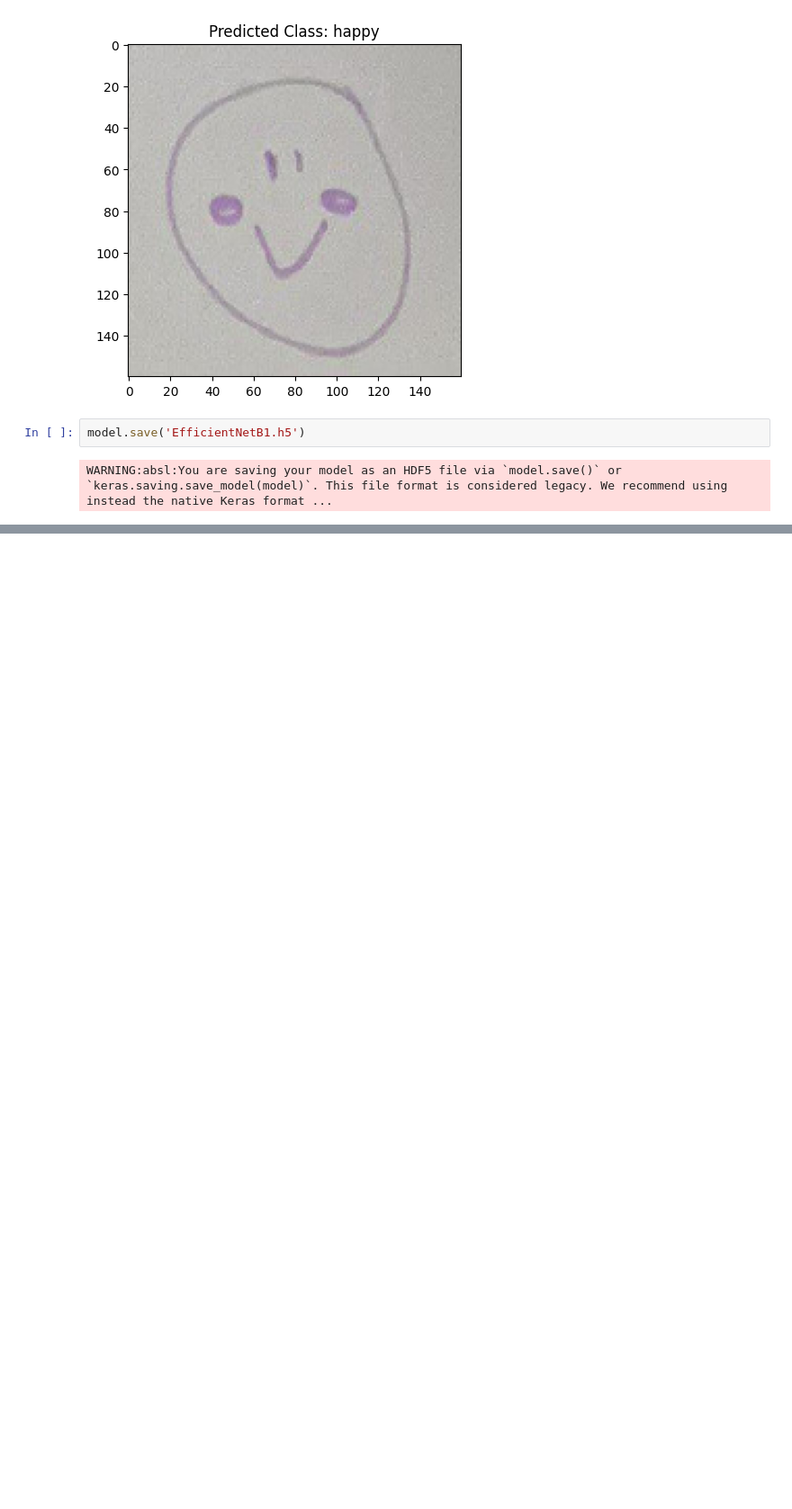
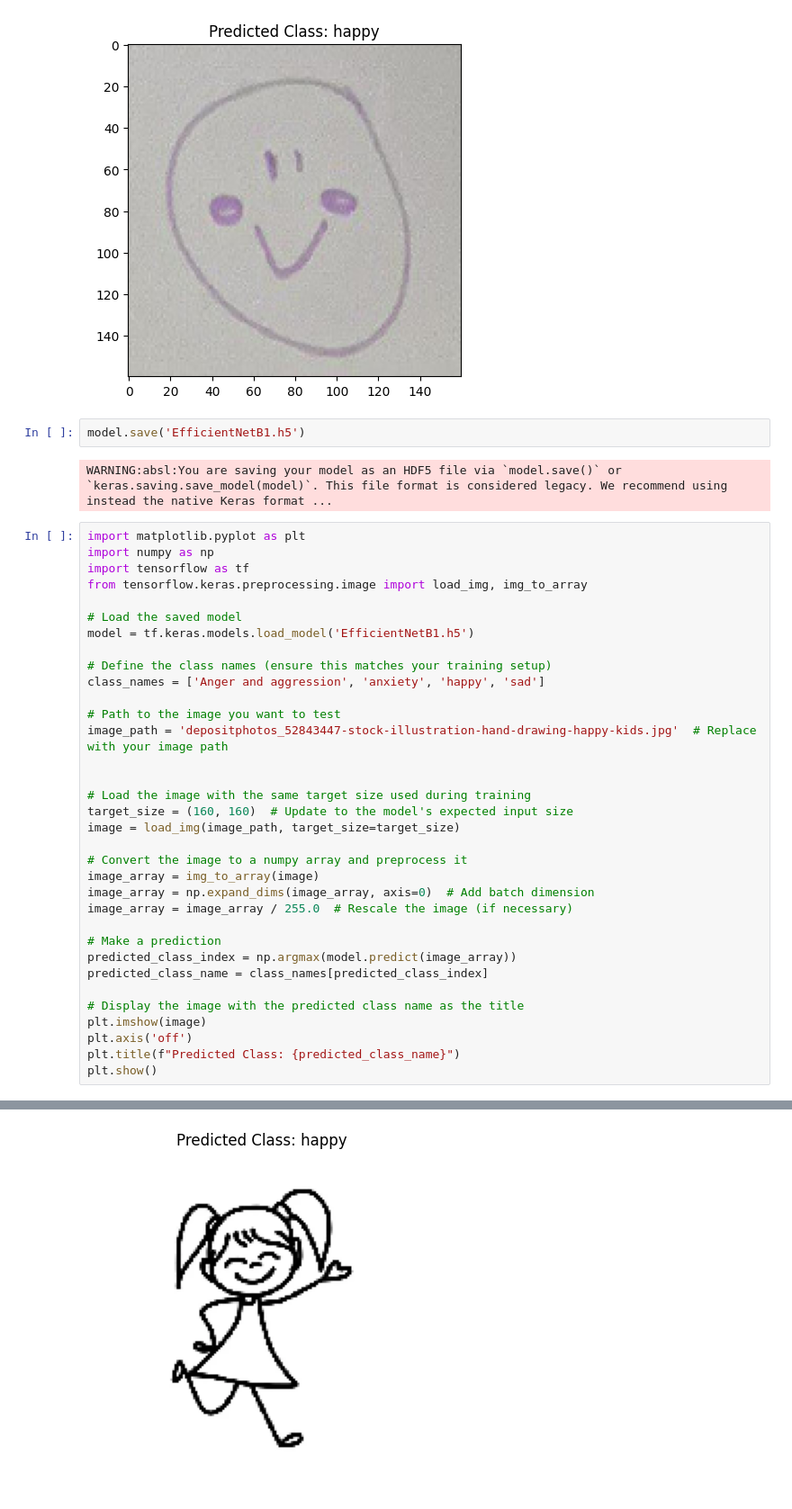
Before and after one commit to HebaHamdan2/Psychological-Classification-of-Children-Drawings, a Jupyter notebook: EfficientNetB1.ipynb, the cells around one changed output, grey strips where cells are left out. Shown at 90% size. Drawn from its saved outputs; the diff is of its cells as text; blank space fills up the shorter version.

```diff
--- a/EfficientNetB1.ipynb
+++ b/EfficientNetB1.ipynb
@@ -213,3 +213,38 @@ Found 50 images belonging to 4 classes.
 model.save('EfficientNetB1.h5')
 # %% [output]
 WARNING:absl:You are saving your model as an HDF5 file via `model.save()` or `keras.saving.save_model(model)`. This file format is considered legacy. We recommend using instead the native Keras format ...
+# %%
+import matplotlib.pyplot as plt
+import numpy as np
+import tensorflow as tf
+from tensorflow.keras.preprocessing.image import load_img, img_to_array
+
+# Load the saved model
+model = tf.keras.models.load_model('EfficientNetB1.h5')
+
+# Define the class names (ensure this matches your training setup)
+class_names = ['Anger and aggression', 'anxiety', 'happy', 'sad']
+
+# Path to the image you want to test
+image_path = 'depositphotos_52843447-stock-illustration-hand-drawing-happy-kids.jpg'  # Replace with your image path
+
+
+# Load the image with the same target size used during training
+target_size = (160, 160)  # Update to the model's expected input size
+image = load_img(image_path, target_size=target_size)
+
+# Convert the image to a numpy array and preprocess it
+image_array = img_to_array(image)
+image_array = np.expand_dims(image_array, axis=0)  # Add batch dimension
+image_array = image_array / 255.0  # Rescale the image (if necessary)
+
+# Make a prediction
+predicted_class_index = np.argmax(model.predict(image_array))
+predicted_class_name = class_names[predicted_class_index]
+
+# Display the image with the predicted class name as the title
+plt.imshow(image)
+plt.axis('off')
+plt.title(f"Predicted Class: {predicted_class_name}")
+plt.show()
+# %% [output]
@@ -215,0 +253 @@ WARNING:absl:You are saving your model as an HDF5 file via `model.save()` or `ke
+[figure, added]
```
Also changed, not shown: parts of 1 cell of this notebook, 6 other files.
